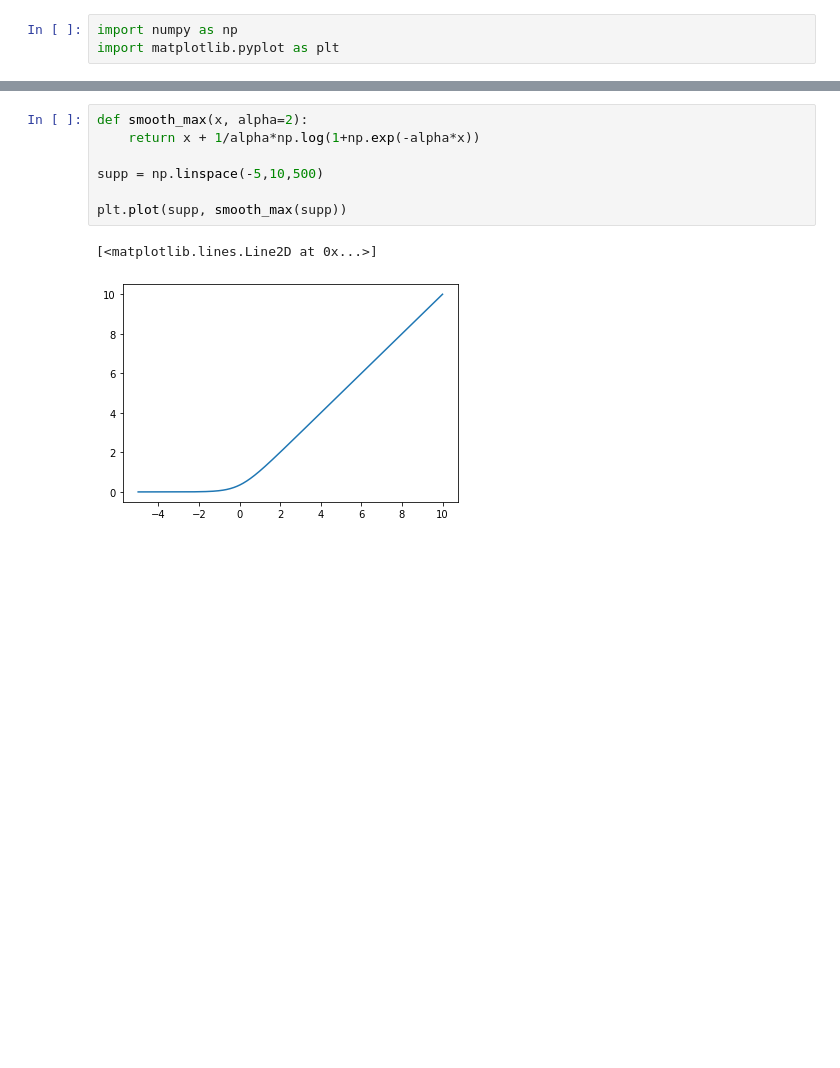
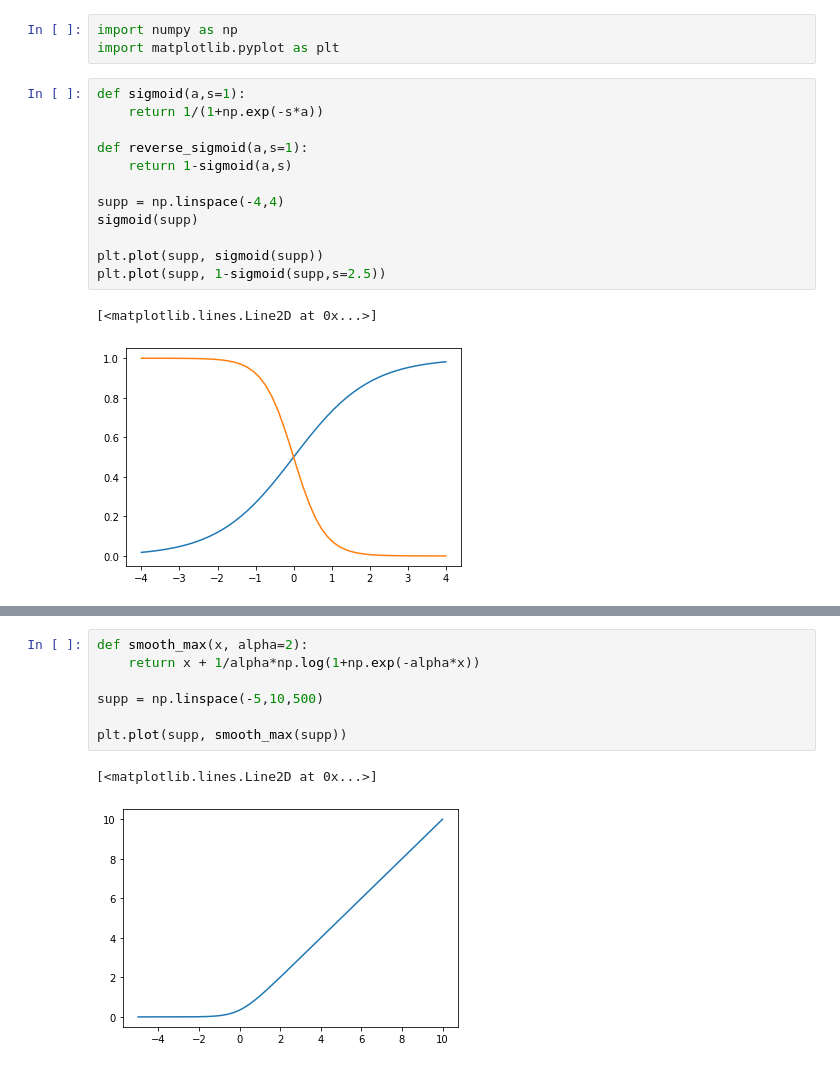
Before and after one commit to soukupmarek-edin/auction-simulator, a Jupyter notebook: Sandbox.ipynb, the cells around one changed output, grey strips where cells are left out. Drawn from its saved outputs; the diff is of its cells as text; blank space fills up the shorter version.

```diff
--- a/Sandbox.ipynb
+++ b/Sandbox.ipynb
@@ -1,3 +1,18 @@
 # %%
 import numpy as np
 import matplotlib.pyplot as plt
+# %%
+def sigmoid(a,s=1):
+    return 1/(1+np.exp(-s*a))
+
+def reverse_sigmoid(a,s=1):
+    return 1-sigmoid(a,s)
+
+supp = np.linspace(-4,4)
+sigmoid(supp)
+
+plt.plot(supp, sigmoid(supp))
+plt.plot(supp, 1-sigmoid(supp,s=2.5))
+# %% [output]
+[<matplotlib.lines.Line2D at 0x...>]
+[figure, added]
```
Also changed, not shown: parts of 2 cells of this notebook, 2 other files.
